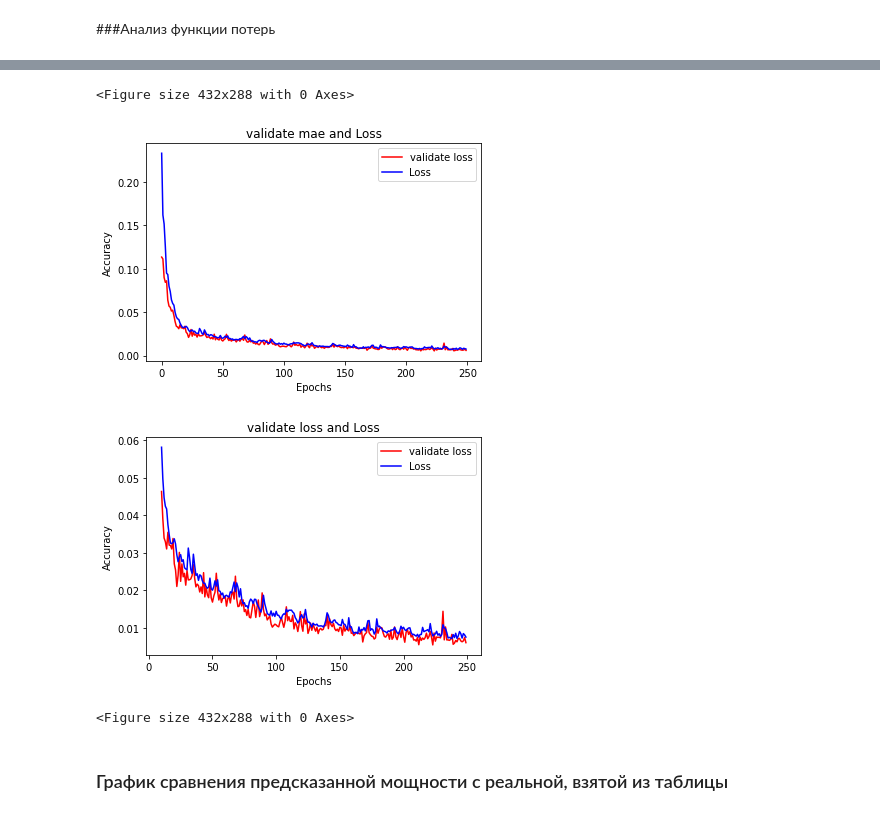
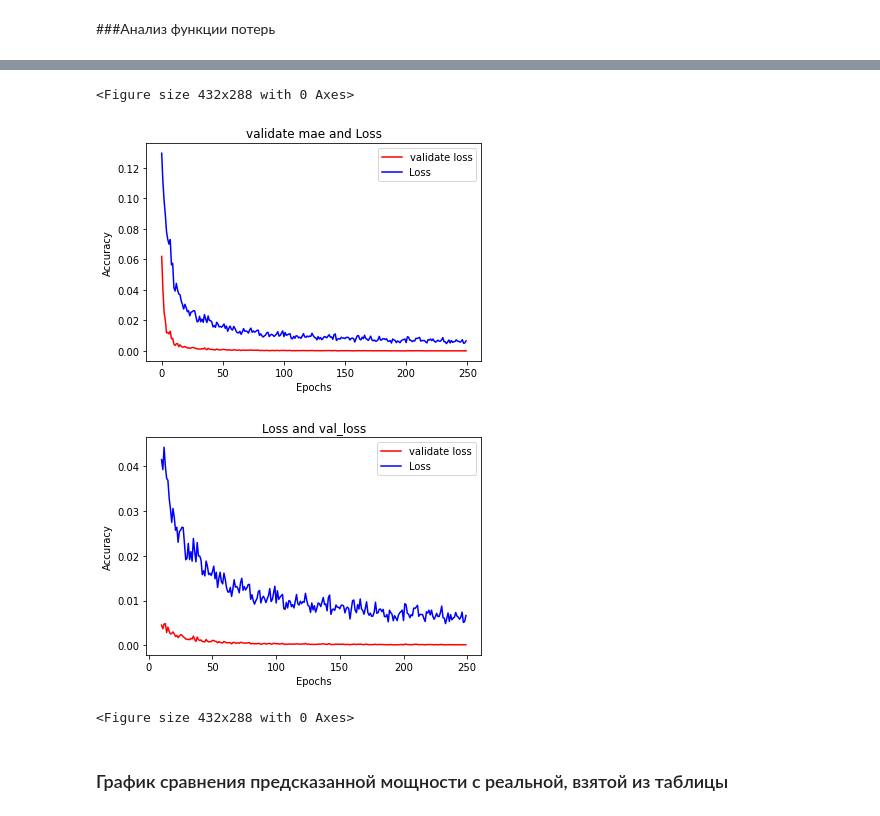
Before and after one commit to andrew-veriga/sunpower, a Jupyter notebook: model.ipynb, the cells around one changed output, grey strips where cells are left out. Drawn from its saved outputs; the diff is of its cells as text; code cells hidden in the pictures.

```diff
--- a/model.ipynb
+++ b/model.ipynb
@@ -400,40 +401,40 @@ plt.show()
 # %%
-val_loss=history.history['val_loss']
-loss=history.history['loss']
+val_loss=history.history['val_mse']
+loss=history.history['val_loss']
 
 epochs=range(len(loss)) # Get number of epochs
 
 #------------------------------------------------
 # Plot validate loss and Loss
 #------------------------------------------------
 plt.plot(epochs, val_loss, 'r')
 plt.plot(epochs, loss, 'b')
 plt.title('validate mae and Loss')
 plt.xlabel("Epochs")
 plt.ylabel("Accuracy")
 plt.legend(["validate loss", "Loss"])
 
 plt.figure()
 
 epochs_zoom = epochs[10:]
 mae_zoom = val_loss[10:]
 loss_zoom = loss[10:]
 
 #------------------------------------------------
 # Plot Zoomed validate loss and Loss
 #------------------------------------------------
 plt.plot(epochs_zoom, mae_zoom, 'r')
 plt.plot(epochs_zoom, loss_zoom, 'b')
-plt.title('validate loss and Loss')
+plt.title('Loss and val_loss')
 plt.xlabel("Epochs")
 plt.ylabel("Accuracy")
 plt.legend(["validate loss", "Loss"])
 
 plt.figure()
 # %% [output]
 <Figure size 432x288 with 0 Axes>
-[figure, old version]
+[figure, new version]
-[figure, old version]
+[figure, new version]
 <Figure size 432x288 with 0 Axes>
 # %% [markdown]
 ### График сравнения предсказанной мощности с реальной, взятой из таблицы
```
Also changed, not shown: parts of 6 cells of this notebook.
